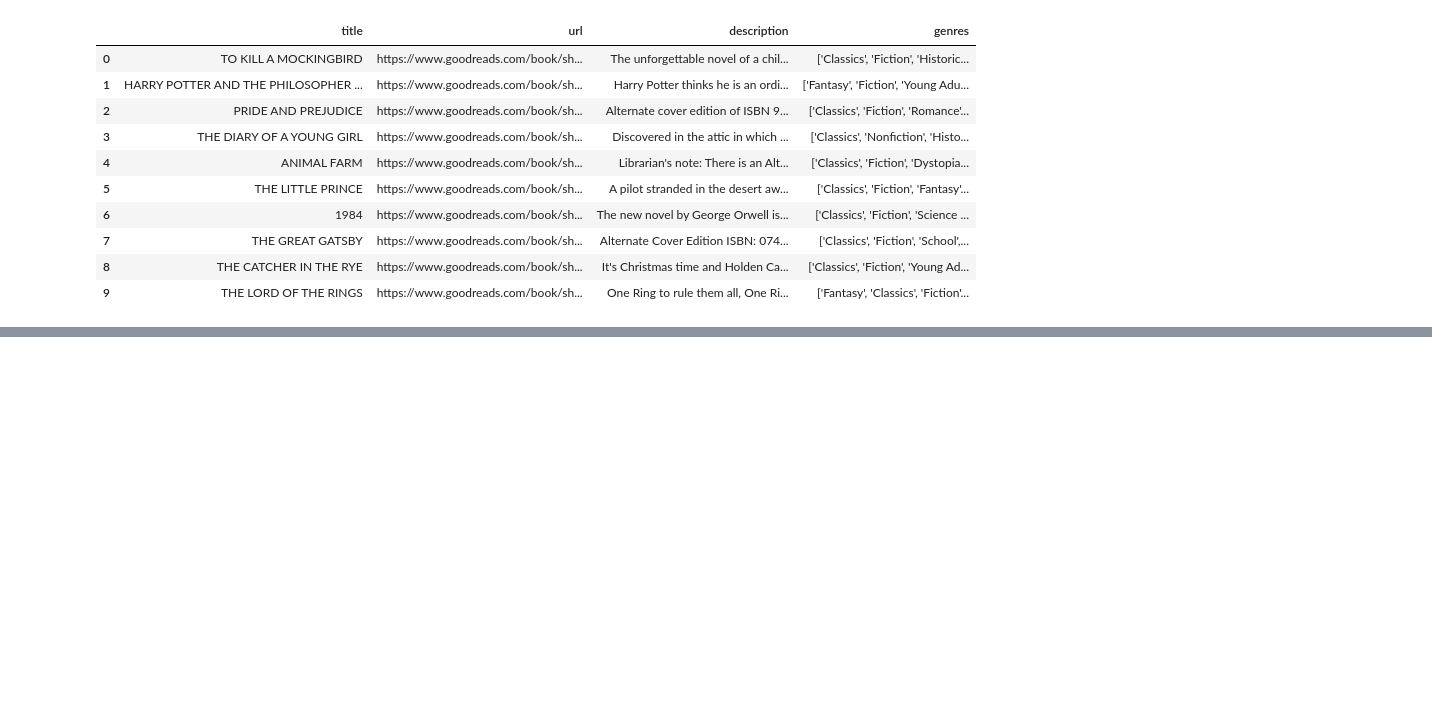
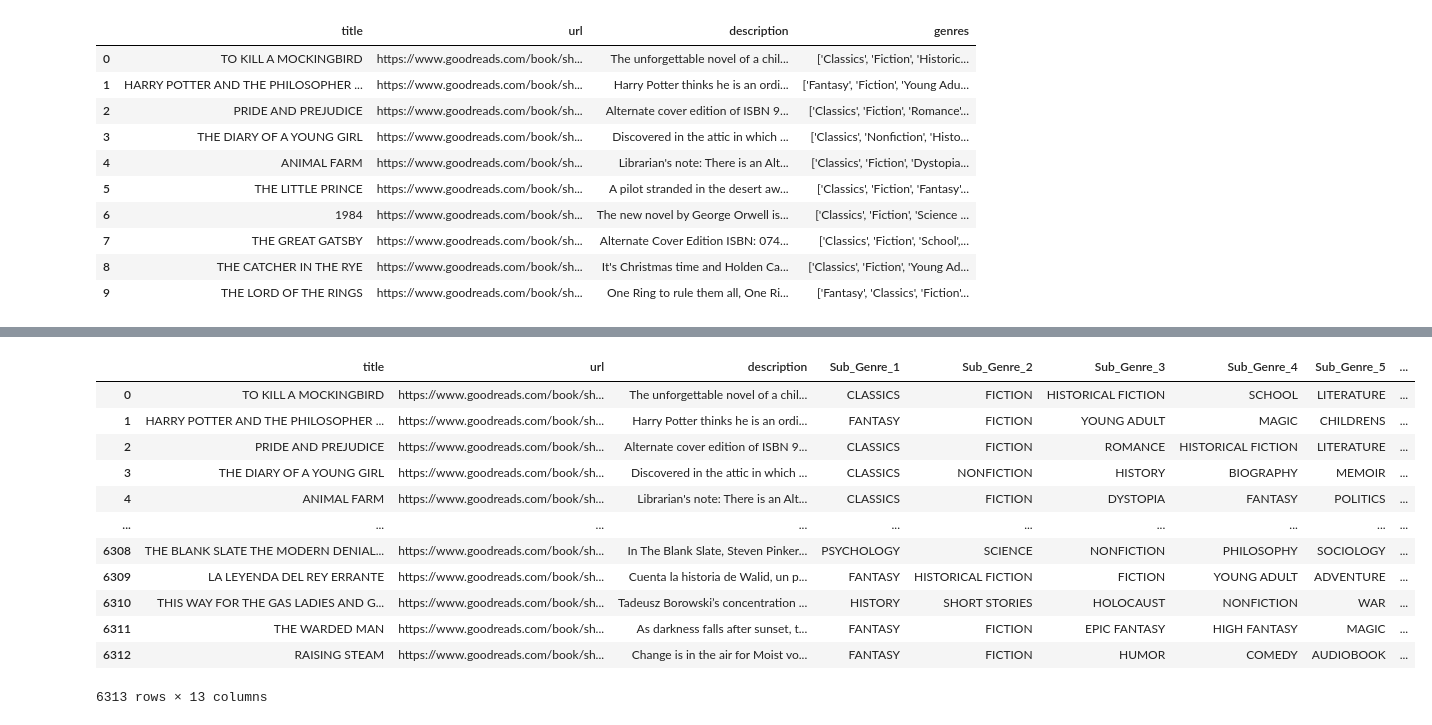
Before and after one commit to ammabe1/Publish-Me---Release-Assistant, a Jupyter notebook: Publish_Me Release_Assistant.ipynb, the cells around one changed output, grey strips where cells are left out. Saved outputs shown, nothing was run; the diff lists cells and outputs as text; code cells hidden in the pictures; blank space fills up the shorter version.

```diff
--- a/Publish_Me Release_Assistant.ipynb
+++ b/Publish_Me Release_Assistant.ipynb
@@ -220,0 +253,40 @@ Book_Details.head(10)
+# %%
+#drop genres then remove all special characters from Sub_Genre columns and change strings to CAPS
+Book_Details = Book_Details.drop('genres', axis=1)
+
+Book_Details = Book_Details.assign(Sub_Genre_1=Book_Details['Sub_Genre_1'].str.upper(),
+               Sub_Genre_2=Book_Details['Sub_Genre_2'].str.upper(),
+               Sub_Genre_3=Book_Details['Sub_Genre_3'].str.upper(),
+               Sub_Genre_4=Book_Details['Sub_Genre_4'].str.upper(),
+               Sub_Genre_5=Book_Details['Sub_Genre_5'].str.upper(),
+               Sub_Genre_6=Book_Details['Sub_Genre_6'].str.upper(),
+               Sub_Genre_7=Book_Details['Sub_Genre_7'].str.upper(),
+               Sub_Genre_8=Book_Details['Sub_Genre_8'].str.upper(),
+               Sub_Genre_9=Book_Details['Sub_Genre_9'].str.upper(),
+               Sub_Genre_10=Book_Details['Sub_Genre_10'].str.upper())
+
+Book_Details['Sub_Genre_1'] = Book_Details['Sub_Genre_1'].str.replace('\W', ' ', regex=True)
+Book_Details['Sub_Genre_2'] = Book_Details['Sub_Genre_2'].str.replace('\W', ' ', regex=True)
+Book_Details['Sub_Genre_3'] = Book_Details['Sub_Genre_3'].str.replace('\W', ' ', regex=True)
+Book_Details['Sub_Genre_4'] = Book_Details['Sub_Genre_4'].str.replace('\W', ' ', regex=True)
+Book_Details['Sub_Genre_5'] = Book_Details['Sub_Genre_5'].str.replace('\W', ' ', regex=True)
+Book_Details['Sub_Genre_6'] = Book_Details['Sub_Genre_6'].str.replace('\W', ' ', regex=True)
+Book_Details['Sub_Genre_7'] = Book_Details['Sub_Genre_7'].str.replace('\W', ' ', regex=True)
+Book_Details['Sub_Genre_8'] = Book_Details['Sub_Genre_8'].str.replace('\W', ' ', regex=True)
+Book_Details['Sub_Genre_9'] = Book_Details['Sub_Genre_9'].str.replace('\W', ' ', regex=True)
+Book_Details['Sub_Genre_10'] = Book_Details['Sub_Genre_10'].str.replace('\W', ' ', regex=True)
+Book_Details
+# %% [output]
+|  | title | url | description | Sub_Genre_1 | Sub_Genre_2 | Sub_Genre_3 | Sub_Genre_4 | Sub_Genre_5 | ... |
+| 0 | TO KILL A MOCKINGBIRD | https://www.goodreads.com/book/sh... | The unforgettable novel of a chil... | CLASSICS | FICTION | HISTORICAL FICTION | SCHOOL | LITERATURE | ... |
+| 1 | HARRY POTTER AND THE PHILOSOPHER ... | https://www.goodreads.com/book/sh... | Harry Potter thinks he is an ordi... | FANTASY | FICTION | YOUNG ADULT | MAGIC | CHILDRENS | ... |
+| 2 | PRIDE AND PREJUDICE | https://www.goodreads.com/book/sh... | Alternate cover edition of ISBN 9... | CLASSICS | FICTION | ROMANCE | HISTORICAL FICTION | LITERATURE | ... |
+| 3 | THE DIARY OF A YOUNG GIRL | https://www.goodreads.com/book/sh... | Discovered in the attic in which ... | CLASSICS | NONFICTION | HISTORY | BIOGRAPHY | MEMOIR | ... |
+| 4 | ANIMAL FARM | https://www.goodreads.com/book/sh... | Librarian's note: There is an Alt... | CLASSICS | FICTION | DYSTOPIA | FANTASY | POLITICS | ... |
+| ... | ... | ... | ... | ... | ... | ... | ... | ... | ... |
+| 6308 | THE BLANK SLATE THE MODERN DENIAL... | https://www.goodreads.com/book/sh... | In The Blank Slate, Steven Pinker... | PSYCHOLOGY | SCIENCE | NONFICTION | PHILOSOPHY | SOCIOLOGY | ... |
+| 6309 | LA LEYENDA DEL REY ERRANTE | https://www.goodreads.com/book/sh... | Cuenta la historia de Walid, un p... | FANTASY | HISTORICAL FICTION | FICTION | YOUNG ADULT | ADVENTURE | ... |
+| 6310 | THIS WAY FOR THE GAS LADIES AND G... | https://www.goodreads.com/book/sh... | Tadeusz Borowski’s concentration ... | HISTORY | SHORT STORIES | HOLOCAUST | NONFICTION | WAR | ... |
+| 6311 | THE WARDED MAN | https://www.goodreads.com/book/sh... | As darkness falls after sunset, t... | FANTASY | FICTION | EPIC FANTASY | HIGH FANTASY | MAGIC | ... |
+| 6312 | RAISING STEAM | https://www.goodreads.com/book/sh... | Change is in the air for Moist vo... | FANTASY | FICTION | HUMOR | COMEDY | AUDIOBOOK | ... |
+6313 rows × 13 columns
```
Also changed, not shown: parts of 6 cells of this notebook.
